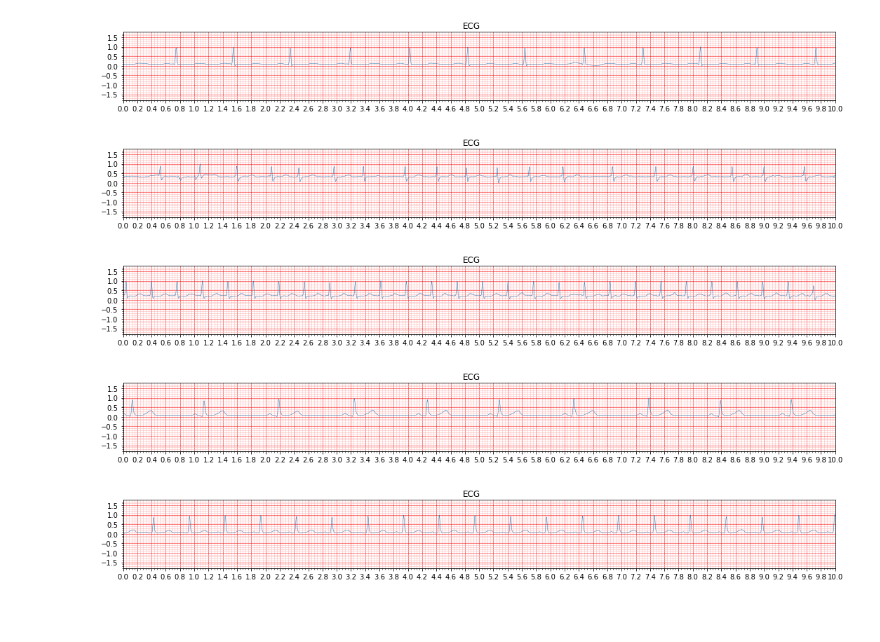
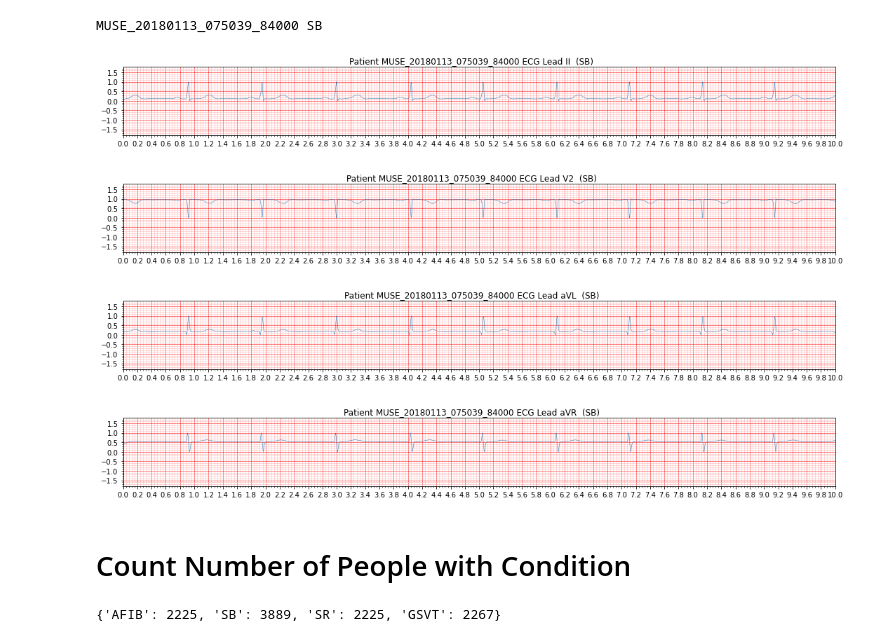
Before and after one commit to K-Shah3/SimCLR_HCHS, a Jupyter notebook: DataExploration/chapman/view_ecg_data.ipynb, the cells around one changed output. Saved outputs shown, nothing was run; the diff lists cells and outputs as text; code cells hidden in the pictures; blank space fills up the shorter version.

```diff
--- a/DataExploration/chapman/view_ecg_data.ipynb
+++ b/DataExploration/chapman/view_ecg_data.ipynb
@@ -28,3 +30,6 @@ path_to_ecg_data = "C:\\Users\\Kevalee Shah\\Documents\\Cambridge\\Part II\\Proj
+# %%
+with open(path_to_patient_to_rhythm_dict, 'rb') as f:
+    patient_to_rhythm_dict = pickle.load(f)
 # %%
 def get_ecg_data(path_to_ecg_data, filename):
     path = os.path.join(path_to_ecg_data, f'{filename}.csv')
@@ -34,14 +39,39 @@ def get_ecg_data(path_to_ecg_data, filename):
     # feed in a numpy array
     X_train_norm = min_max_scaler.fit_transform(data)
     return X_train_norm.T
-# %%
-for _ in range(5):
-    ecg_data = get_ecg_data(path_to_ecg_data, random.sample(patient_keys, 1)[0])
-    ecg_plot.plot_1(ecg_data[0])
-    ecg_plot.show()
-# %% [output]
-[figure, removed]
-[figure, removed]
-[figure, removed]
-[figure, removed]
-[figure, removed]
+# %%
+for _ in range(1):
+    label = ''
+    while label != 'SB':
+        patient = random.sample(patient_keys, 1)[0]
+        label = patient_to_rhythm_dict[patient]
+
+    print(patient, label)
+
+    ecg_data = get_ecg_data(path_to_ecg_data, patient)
+    ecg_plot.plot_1(ecg_data[1], title=f'Patient {patient} ECG Lead II  ({label})')
+    ecg_plot.plot_1(ecg_data[3], title=f'Patient {patient} ECG Lead V2  ({label})')
+    ecg_plot.plot_1(ecg_data[4], title=f'Patient {patient} ECG Lead aVL  ({label})')
+    ecg_plot.plot_1(ecg_data[7], title=f'Patient {patient} ECG Lead aVR  ({label})')
+    ecg_plot.show()
+# %% [output]
+MUSE_20180113_075039_84000 SB
+[figure, added]
+[figure, added]
+[figure, added]
+[figure, added]
+# %% [markdown]
+# Count Number of People with Condition
+# %%
+count_dict = {}
+
+for patient in patient_to_rhythm_dict:
+    rhythm = patient_to_rhythm_dict[patient]
+    if rhythm in count_dict:
+        count_dict[rhythm] += 1
+    else:
+        count_dict[rhythm] = 1
+
+print(count_dict)
+# %% [output]
+{'AFIB': 2225, 'SB': 3889, 'SR': 2225, 'GSVT': 2267}
```
Also changed, not shown: parts of 3 cells of this notebook, 8 other files.
